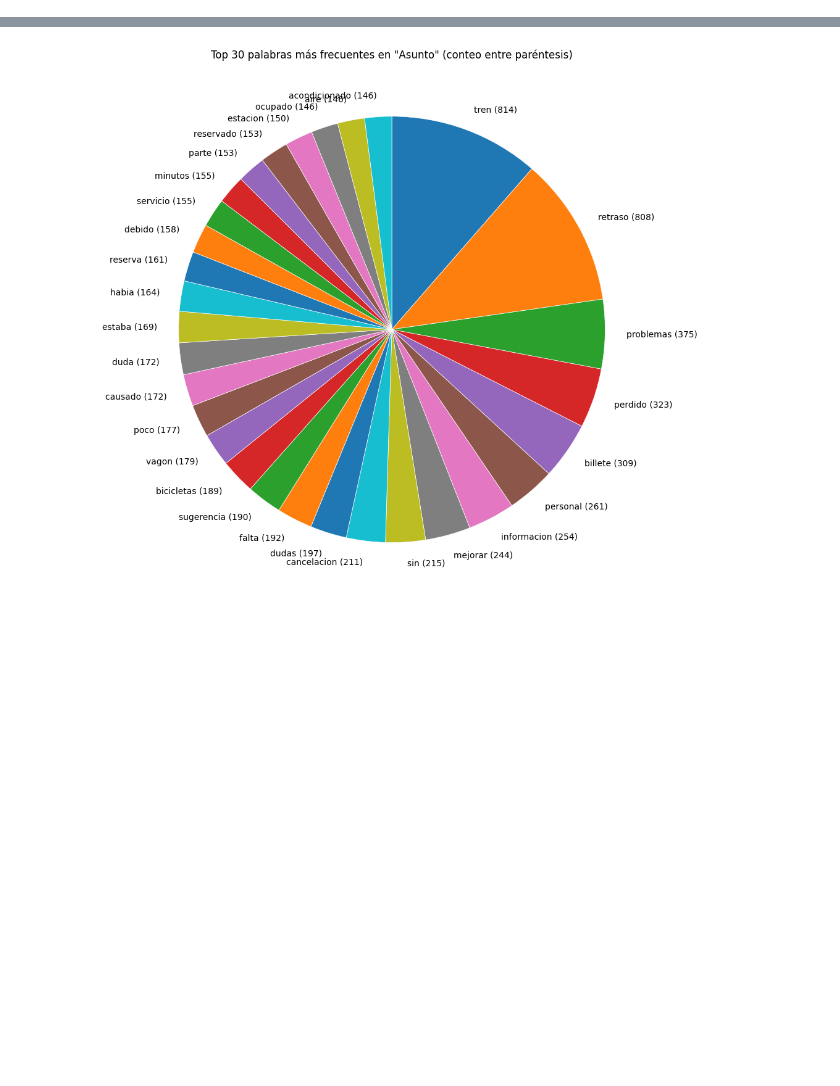
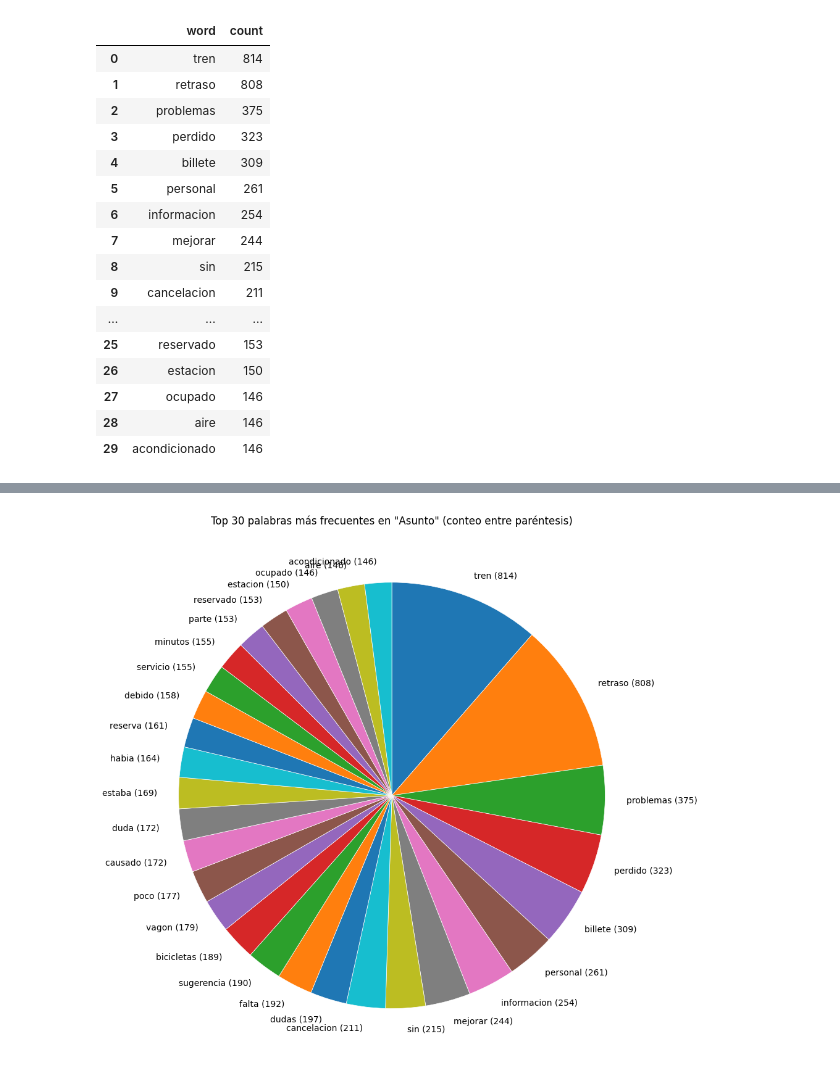
Before and after one commit to Jeftly9o/hackton_austria, a Jupyter notebook: database/tablas.ipynb, the cells around one changed output, grey strips where cells are left out. Saved outputs shown, nothing was run; the diff lists cells and outputs as text; code cells hidden in the pictures; blank space fills up the shorter version.

```diff
--- a/database/tablas.ipynb
+++ b/database/tablas.ipynb
@@ -30,34 +30,53 @@ else:
 
 # lista básica de stopwords en español (puedes ampliarla)
 spanish_stopwords = {
     'y', 'de', 'la', 'el', 'en', 'que', 'a', 'con', 'para', 'por', 'se', 'un', 'una',
     'los', 'las', 'del', 'al', 'mi', 'me', 'su', 'sus', 'no', 'es', 'sobre', 'como',
     'mas', 'más', 'le', 'les', 'ha', 'o', 'pero', 'si', 'porqué', 'porque', 'este',
     'esta', 'estos', 'estas', 'fue', 'han', 'haber', 'tener', 'tengo', 'toda', 'todo'
 }
 
 def normalize_and_tokenize(text):
     if pd.isna(text):
         return []
     # normalizar y quitar acentos
     text = str(text)
     text = unicodedata.normalize('NFKD', text).encode('ASCII', 'ignore').decode('utf-8')
     text = text.lower()
     # mantener sólo letras y espacios
     text = re.sub(r'[^a-z\s]', ' ', text)
     tokens = [w for w in text.split() if w and w not in spanish_stopwords]
     return tokens
 
 # construir contador
 counter = Counter()
 for val in df[col]:
     counter.update(normalize_and_tokenize(val))
 
 # top 30
 top30 = counter.most_common(30)
 top30_df = pd.DataFrame(top30, columns=['word', 'count'])
 top30_df
-top30_df.to_json("../frontend/tablas/top30.json", orient="records", force_ascii=False)
+top30_df.to_json("../frontend/tablas/top30.json", orient="records", force_ascii=False, indent=4)
+top30_df
+# %% [output]
+|  | word | count |
+| 0 | tren | 814 |
+| 1 | retraso | 808 |
+| 2 | problemas | 375 |
+| 3 | perdido | 323 |
+| 4 | billete | 309 |
+| 5 | personal | 261 |
+| 6 | informacion | 254 |
+| 7 | mejorar | 244 |
+| 8 | sin | 215 |
+| 9 | cancelacion | 211 |
+| ... | ... | ... |
+| 25 | reservado | 153 |
+| 26 | estacion | 150 |
+| 27 | ocupado | 146 |
+| 28 | aire | 146 |
+| 29 | acondicionado | 146 |
 # %%
 # Matriz de co-ocurrencia (cuántas filas contienen a la vez cada par del top 30)
 # Usa `words` si existe, si no, toma las 30 primeras palabras de `top30_df`
```
Also changed, not shown: parts of 4 cells of this notebook, 5 other files.
